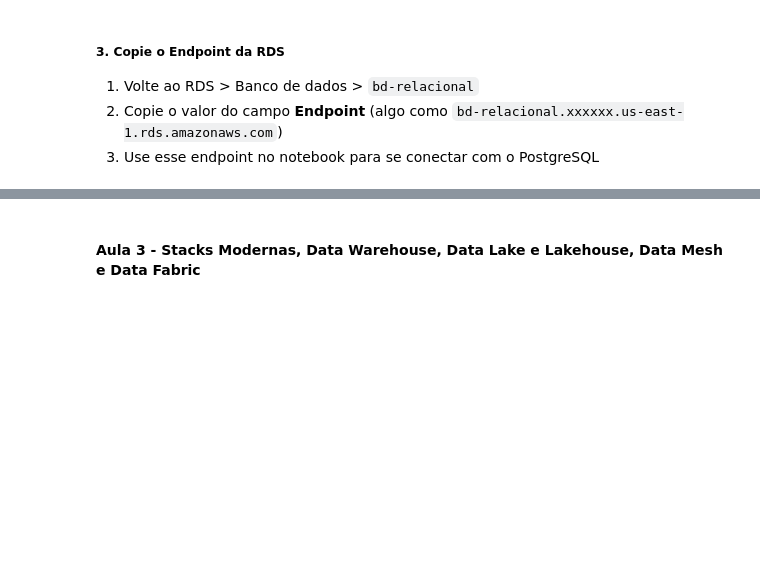
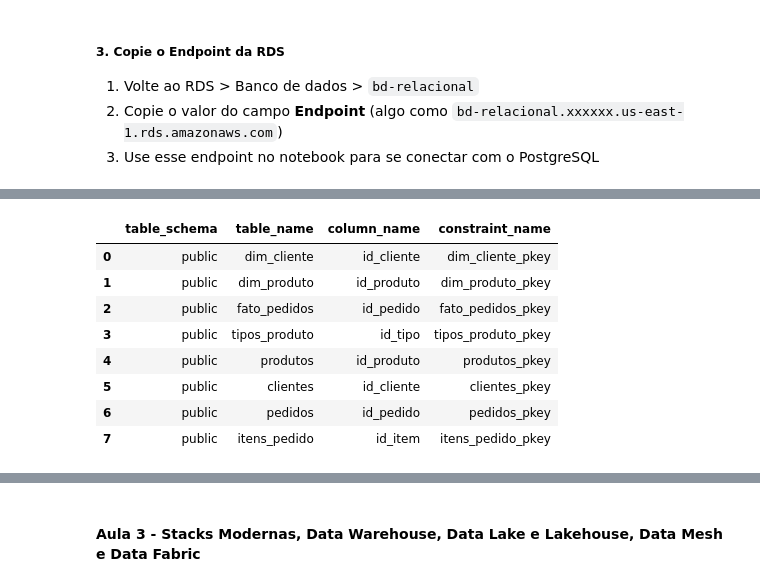
Before and after one commit to RicardViana/fiap-Big-Data, a Jupyter notebook: fundamentos_de_bancos_de_dados_relacionais_e_nosql.ipynb, the cells around one changed output, grey strips where cells are left out. Saved outputs shown, nothing was run; the diff lists cells and outputs as text; code cells hidden in the pictures; blank space fills up the shorter version.

```diff
--- a/fundamentos_de_bancos_de_dados_relacionais_e_nosql.ipynb
+++ b/fundamentos_de_bancos_de_dados_relacionais_e_nosql.ipynb
@@ -188,0 +291,26 @@ Arn: arn:aws:sts::430854566059:assumed-role/voclabs/user4308167=ricardviana1@gma
+# %%
+# Verificar as chaves primarias
+df_pks = pd.read_sql_query("""
+SELECT
+    kcu.table_schema,
+    kcu.table_name,
+    kcu.column_name,
+    tc.constraint_name
+FROM information_schema.table_constraints tc
+JOIN information_schema.key_column_usage kcu
+  ON tc.constraint_name = kcu.constraint_name
+WHERE tc.constraint_type = 'PRIMARY KEY'
+  AND kcu.table_schema = 'public';
+""", con=engine)
+
+df_pks.head(10)
+# %% [output]
+|  | table_schema | table_name | column_name | constraint_name |
+| 0 | public | dim_cliente | id_cliente | dim_cliente_pkey |
+| 1 | public | dim_produto | id_produto | dim_produto_pkey |
+| 2 | public | fato_pedidos | id_pedido | fato_pedidos_pkey |
+| 3 | public | tipos_produto | id_tipo | tipos_produto_pkey |
+| 4 | public | produtos | id_produto | produtos_pkey |
+| 5 | public | clientes | id_cliente | clientes_pkey |
+| 6 | public | pedidos | id_pedido | pedidos_pkey |
+| 7 | public | itens_pedido | id_item | itens_pedido_pkey |
```
Also changed, not shown: parts of 22 cells of this notebook.
